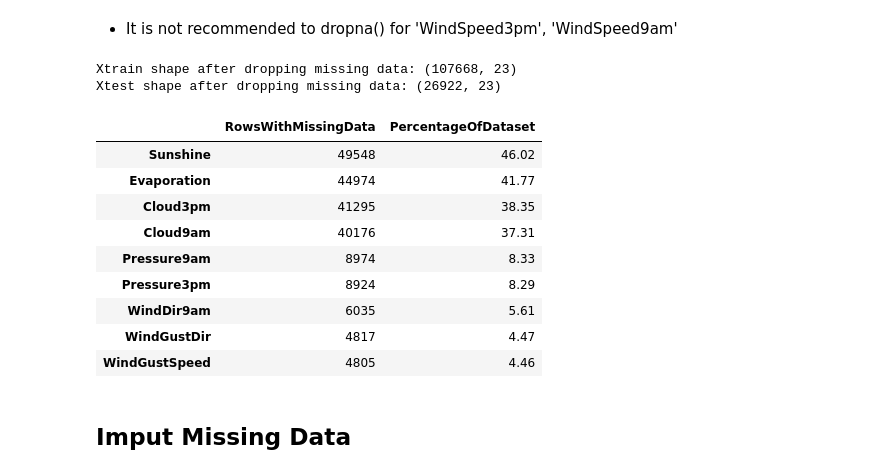
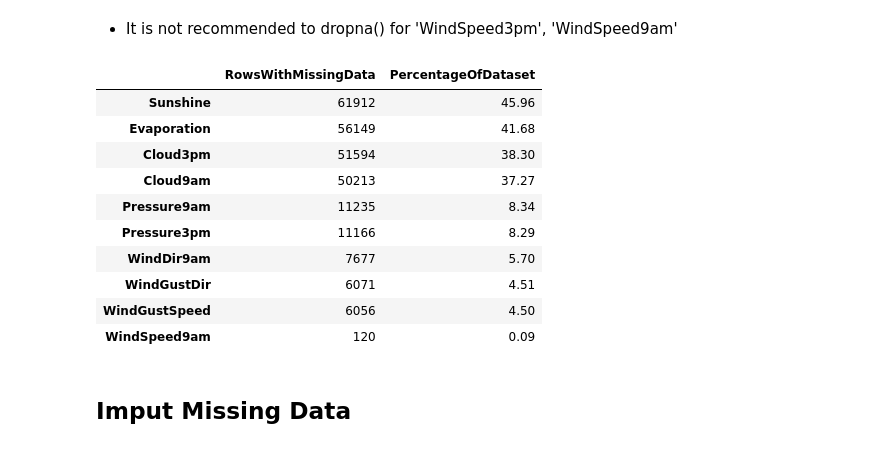
Before and after one commit to FernandoRocha88/WalkthroughProject, a Jupyter notebook: jupyter_notebooks/DataCleaning.ipynb, the cells around one changed output. Cells and saved outputs as stored; diff of their text form; code cells hidden in the pictures.

```diff
--- a/jupyter_notebooks/DataCleaning.ipynb
+++ b/jupyter_notebooks/DataCleaning.ipynb
@@ -271,36 +271,30 @@ for var in VariablesToDropMissingData:
   CompleteCaseDistributionEffect(df,df_cca,var)
 # %% [markdown]
 * It is not recommended to dropna() for 'WindSpeed3pm', 'WindSpeed9am'
+# %%
+variables_cca = ['Humidity3pm', 'WindDir3pm', 'Temp3pm',
+                'RainTomorrow', 'Rainfall', 'RainToday',
+                'Humidity9am', 'Temp9am',
+                'MinTemp', 'MaxTemp']
 # %%
 from feature_engine.imputation import DropMissingData
-# Drop data with less than 5% of missing data
-
-
-
-missingdata_imputer = DropMissingData(variables=VariablesToDropMissingData)
+missingdata_imputer = DropMissingData(variables=variables_cca)
 missingdata_imputer.fit(df)
 df= missingdata_imputer.transform(df)
-# %%
-print(
-    f"Xtrain shape after dropping missing data: {X_train.shape} \n"
-    f"Xtest shape after dropping missing data: {X_test.shape}"
-    )
-# %% [output]
-Xtrain shape after dropping missing data: (107668, 23)
-Xtest shape after dropping missing data: (26922, 23)
 # %%
-EvaluateMissingData(X_train)
+EvaluateMissingData(df)
 # %% [output]
 |  | RowsWithMissingData | PercentageOfDataset |
-| Sunshine | 49548 | 46.02 |
-| Evaporation | 44974 | 41.77 |
-| Cloud3pm | 41295 | 38.35 |
-| Cloud9am | 40176 | 37.31 |
-| Pressure9am | 8974 | 8.33 |
-| Pressure3pm | 8924 | 8.29 |
-| WindDir9am | 6035 | 5.61 |
-| WindGustDir | 4817 | 4.47 |
-| WindGustSpeed | 4805 | 4.46 |
+| Sunshine | 61912 | 45.96 |
+| Evaporation | 56149 | 41.68 |
+| Cloud3pm | 51594 | 38.30 |
+| Cloud9am | 50213 | 37.27 |
+| Pressure9am | 11235 | 8.34 |
+| Pressure3pm | 11166 | 8.29 |
+| WindDir9am | 7677 | 5.70 |
+| WindGustDir | 6071 | 4.51 |
+| WindGustSpeed | 6056 | 4.50 |
+| WindSpeed9am | 120 | 0.09 |
 # %% [markdown]
 ## Imput Missing Data
 # %% [markdown]
```
Also changed, not shown: parts of 2 cells of this notebook.
